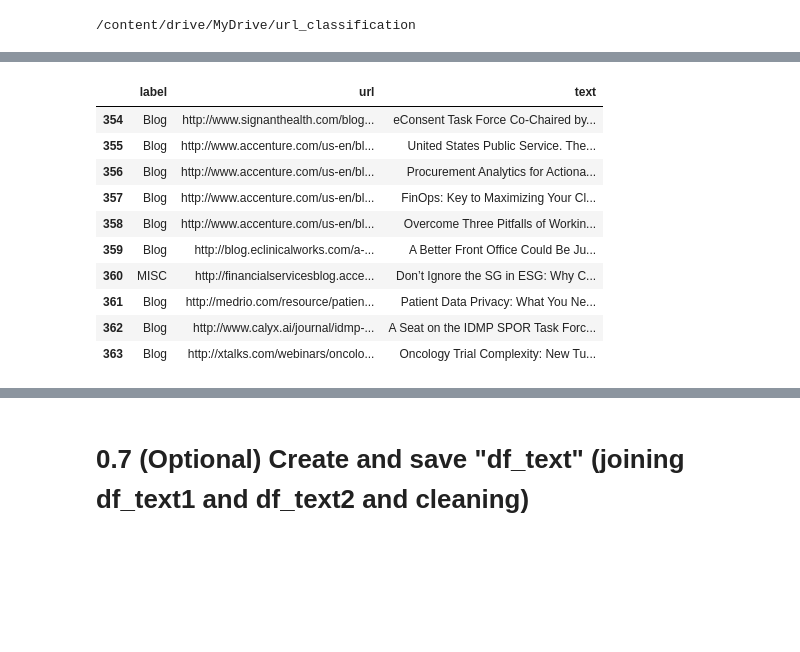
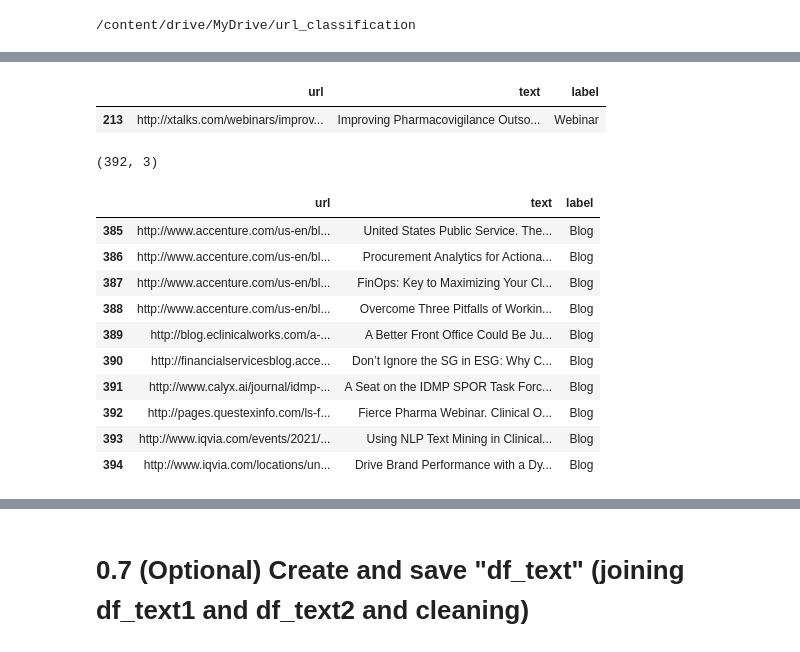
Before and after one commit to hmatzner/text-classification, a Jupyter notebook: url_classification.ipynb, the cells around one changed output, grey strips where cells are left out. Drawn from its saved outputs; the diff is of its cells as text; code cells hidden in the pictures; blank space fills up the shorter version.

```diff
--- a/url_classification.ipynb
+++ b/url_classification.ipynb
@@ -556,0 +521,3 @@ df2
+# %%
+labels_to_read = df2.loc[urls_to_read.index, TARGET].tolist()
+len(labels_to_read)
@@ -560,0 +539,3 @@ len(indexes_new)
+# %%
+labels = labels_already_read + labels_to_read
+len(labels), len(labels_already_read), len(labels_to_read)
@@ -573,6 +558,6 @@ len(summaries2), len(summaries2_already_read), len(summaries2_new)
 # %%
 save_variable(summaries2, 'summaries2_already_read')
 # %%
-urls = urls_already_read.tolist() + urls_to_read # it is necessary to change order of urls, though they are the same.
+urls = urls_already_read + urls_to_read.tolist() # it is necessary to change type and order of urls, though they are the same.
 len(urls), len(urls_already_read), len(urls_to_read)
 # %% [output]
@@ -581,0 +591,6 @@ save_variable(urls, 'urls_already_read')
+# %%
+df_text2 = pd.DataFrame({'url': pd.Series(urls).loc[indexes],
+                         TEXT: summaries2,
+                         TARGET: labels,
+                         }
+                        ).reset_index(drop=True)
@@ -582,21 +619,30 @@ save_variable(urls, 'urls_already_read')
+# %%
+df_text2.loc[df_text2['url'] == 'http://xtalks.com/webinars/improving-pharmacovigilance-outsourcing-with-modern-technologies/', :]
+# %% [output]
+|  | url | text | label |
+| 213 | http://xtalks.com/webinars/improv... | Improving Pharmacovigilance Outso... | Webinar |
+# %%
+df_text2.shape
+# %% [output]
+(392, 3)
 # %%
-df_text2 = df2.loc[indexes, :]
-df_text2[TEXT] = summaries2
-df_text2['url'] = pd.Series(urls).loc[indexes]
-df_text2 = df_text2[df_text2[TARGET] != '-'].reset_index(drop=True)
+# df_text2 = df2.loc[indexes, :]
+# df_text2[TEXT] = summaries2
+# df_text2['url'] = pd.Series(urls).loc[indexes]
+# df_text2 = df_text2[df_text2[TARGET] != '-'] # .reset_index(drop=True)
 df_text2.tail(10)
 # %% [output]
-|  | label | url | text |
-| 354 | Blog | http://www.signanthealth.com/blog... | eConsent Task Force Co-Chaired by... |
-| 355 | Blog | http://www.accenture.com/us-en/bl... | United States Public Service. The... |
-| 356 | Blog | http://www.accenture.com/us-en/bl... | Procurement Analytics for Actiona... |
-| 357 | Blog | http://www.accenture.com/us-en/bl... | FinOps: Key to Maximizing Your Cl... |
-| 358 | Blog | http://www.accenture.com/us-en/bl... | Overcome Three Pitfalls of Workin... |
-| 359 | Blog | http://blog.eclinicalworks.com/a-... | A Better Front Office Could Be Ju... |
-| 360 | MISC | http://financialservicesblog.acce... | Don’t Ignore the SG in ESG: Why C... |
-| 361 | Blog | http://medrio.com/resource/patien... | Patient Data Privacy: What You Ne... |
-| 362 | Blog | http://www.calyx.ai/journal/idmp-... | A Seat on the IDMP SPOR Task Forc... |
-| 363 | Blog | http://xtalks.com/webinars/oncolo... | Oncology Trial Complexity: New Tu... |
+|  | url | text | label |
+| 385 | http://www.accenture.com/us-en/bl... | United States Public Service. The... | Blog |
+| 386 | http://www.accenture.com/us-en/bl... | Procurement Analytics for Actiona... | Blog |
+| 387 | http://www.accenture.com/us-en/bl... | FinOps: Key to Maximizing Your Cl... | Blog |
+| 388 | http://www.accenture.com/us-en/bl... | Overcome Three Pitfalls of Workin... | Blog |
+| 389 | http://blog.eclinicalworks.com/a-... | A Better Front Office Could Be Ju... | Blog |
+| 390 | http://financialservicesblog.acce... | Don’t Ignore the SG in ESG: Why C... | Blog |
+| 391 | http://www.calyx.ai/journal/idmp-... | A Seat on the IDMP SPOR Task Forc... | Blog |
+| 392 | http://pages.questexinfo.com/ls-f... | Fierce Pharma Webinar. Clinical O... | Blog |
+| 393 | http://www.iqvia.com/events/2021/... | Using NLP Text Mining in Clinical... | Blog |
+| 394 | http://www.iqvia.com/locations/un... | Drive Brand Performance with a Dy... | Blog |
 # %%
 save_variable(df_text2, 'df_text2')
 # %%
```
Also changed, not shown: parts of 88 cells of this notebook.
